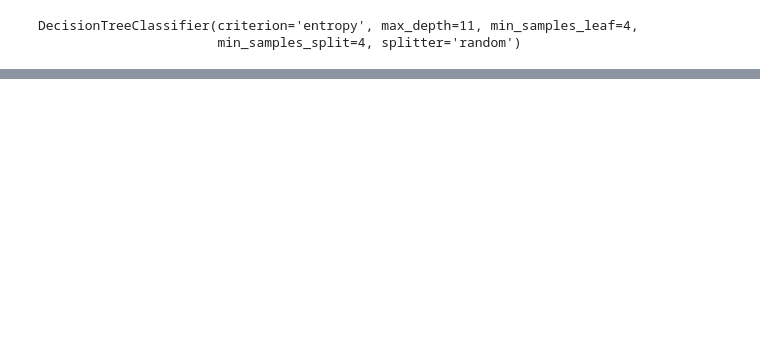
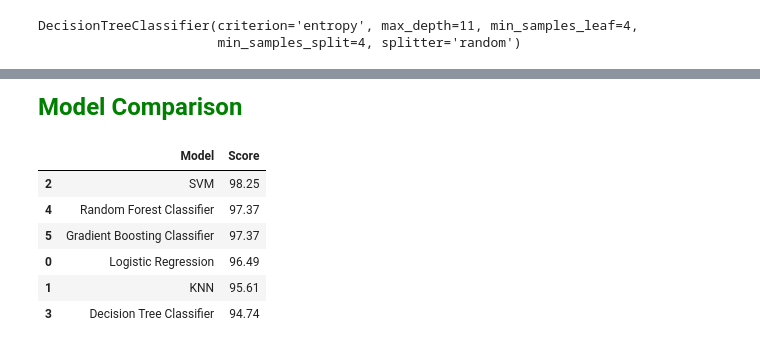
Before and after one commit to officialfareedahmad/Breast-Cancer-Detection-using-Machine-Learning, a Jupyter notebook: Breast_cancer_prediction.ipynb, the cells around one changed output, grey strips where cells are left out. Saved outputs shown, nothing was run; the diff lists cells and outputs as text; code cells hidden in the pictures; blank space fills up the shorter version.

```diff
--- a/Breast_cancer_prediction.ipynb
+++ b/Breast_cancer_prediction.ipynb
@@ -407,0 +422,6 @@ weighted avg       0.98      0.98      0.98       114
+# %%
+print(accuracy_score(y_train, rand_clf.predict(x_train)))
+rand_clf_acc = accuracy_score(y_test, rand_clf.predict(x_test))
+print(rand_clf_acc)
+print(confusion_matrix(y_test,y_pred))
+print(classification_report(y_test, y_pred))
@@ -407,0 +443,11 @@ weighted avg       0.98      0.98      0.98       114
+# %%
+gbc = GradientBoostingClassifier()
+
+parameters ={
+    'loss' : ['deviance', 'exponential'],
+    'learning_rate': [0.001, 0.1],
+    'n_estimators': [100, 150, 180]
+}
+
+grid_search_gbc = GridSearchCV(gbc, parameters, cv=2, n_jobs= -5, verbose=1)
+grid_search_gbc.fit(x_train, y_train)
@@ -407,0 +469,3 @@ weighted avg       0.98      0.98      0.98       114
+# %%
+gbc = GradientBoostingClassifier(learning_rate=0.1, loss='exponential', n_estimators= 180)
+gbc.fit(x_train, y_train)
@@ -407,0 +474,6 @@ weighted avg       0.98      0.98      0.98       114
+# %%
+print(accuracy_score(y_train, gbc.predict(x_train)))
+gbc_acc = accuracy_score(y_test, gbc.predict(x_test))
+print(gbc_acc)
+print(confusion_matrix(y_test,y_pred))
+print(classification_report(y_test, y_pred))
@@ -407,0 +493,20 @@ weighted avg       0.98      0.98      0.98       114
+# %% [markdown]
+<span style="color: green; font-size: 24px; font-weight: bold;">Model Comparison</span>
+# %%
+# Model Comparison Results
+models = pd.DataFrame({
+    'Model': ['Logistic Regression', 'KNN', 'SVM', 'Decision Tree Classifier', 'Random Forest Classifier', 'Gradient Boosting Classifier' ],
+    'Score': [100*round(log_reg_acc, 4), 100*round(knn_acc,4), 100*round(svc_acc,4), 100*round(dtc_acc, 4),
+              100*round(rand_clf_acc, 4), 100*round(gbc_acc,4)
+               ]
+})
+
+models.sort_values(by= 'Score', ascending=False)
+# %% [output]
+|  | Model | Score |
+| 2 | SVM | 98.25 |
+| 4 | Random Forest Classifier | 97.37 |
+| 5 | Gradient Boosting Classifier | 97.37 |
+| 0 | Logistic Regression | 96.49 |
+| 1 | KNN | 95.61 |
+| 3 | Decision Tree Classifier | 94.74 |
```
Also changed, not shown: parts of 14 cells of this notebook.
